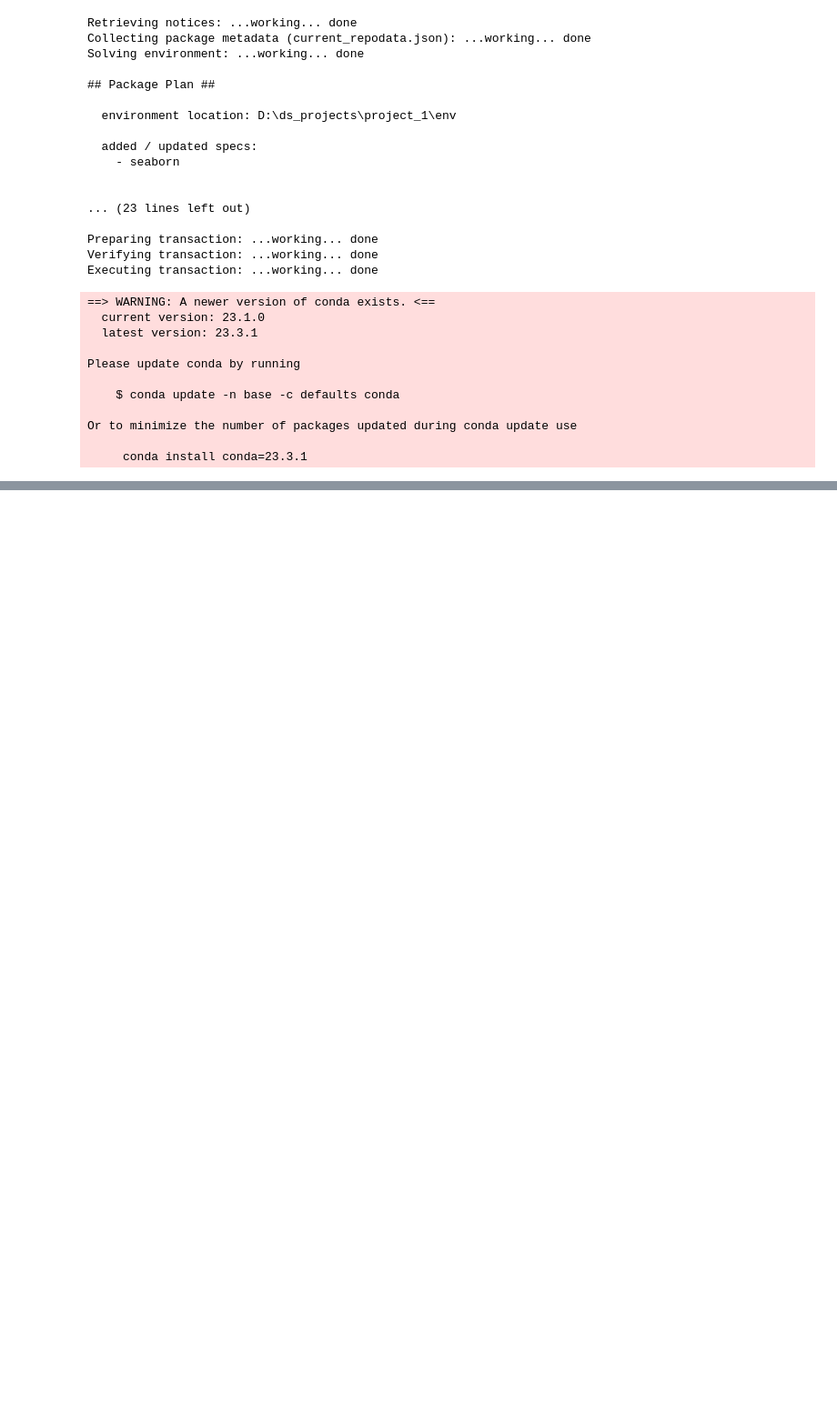
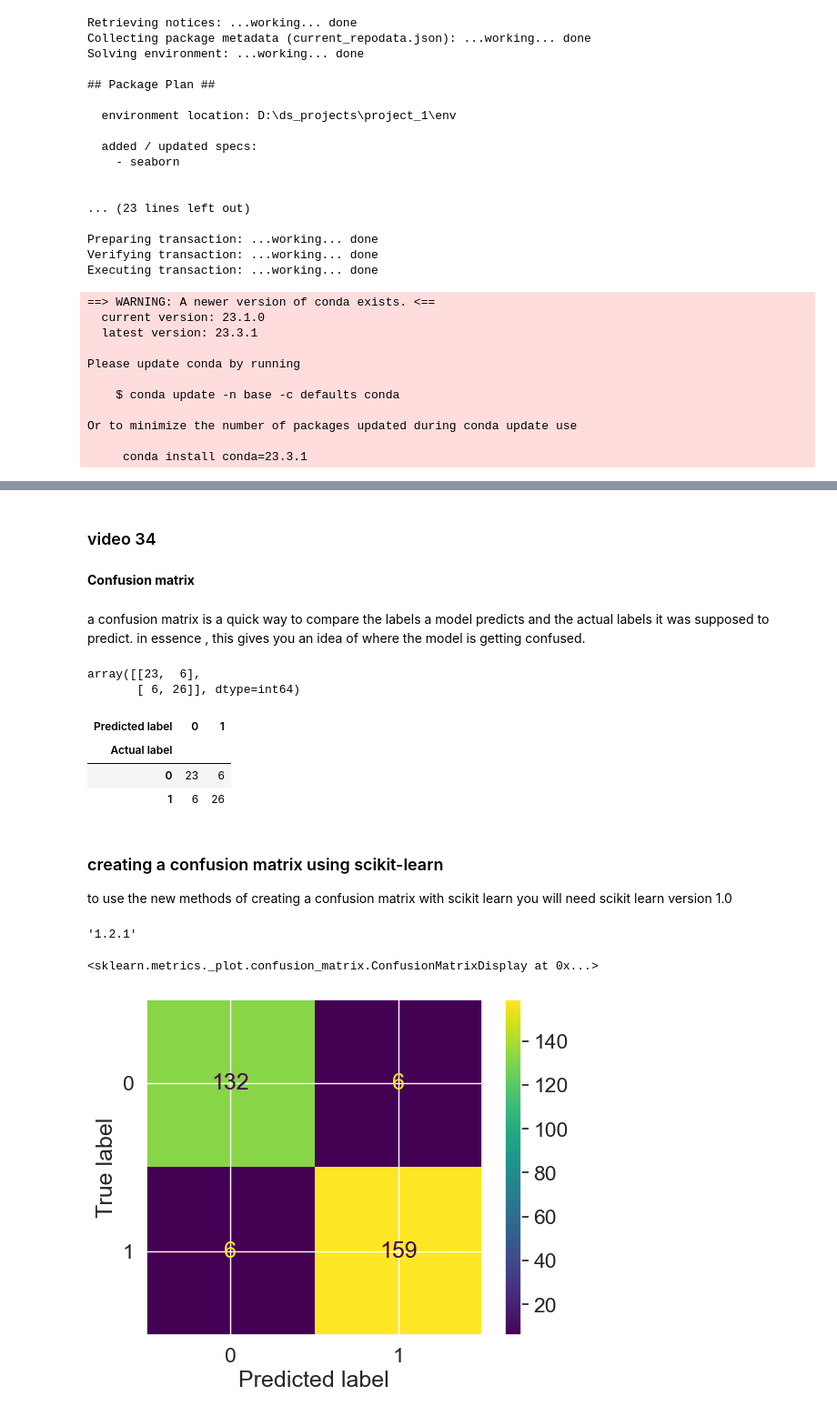
Before and after one commit to prashantuchiha/DS-sample, a Jupyter notebook: project_1/intro to scikit learn.ipynb, the cells around one changed output, grey strips where cells are left out. Shown at 91% size. Saved outputs shown, nothing was run; the diff lists cells and outputs as text; code cells hidden in the pictures; blank space fills up the shorter version.

Commit message:
scikit learn

```diff
--- a/project_1/intro to scikit learn.ipynb
+++ b/project_1/intro to scikit learn.ipynb
@@ -1259,0 +1275,38 @@ sns.heatmap(conf_mat)
+# %% [markdown]
+### video 34
+# %% [markdown]
+ **Confusion matrix**
+# %% [markdown]
+a confusion matrix is a quick way to compare the labels a model predicts and the actual labels it was supposed to predict.
+in essence , this gives you an idea of where the model is getting confused.
+# %%
+from sklearn.metrics import confusion_matrix
+y_preds = clf.predict(x_test)
+confusion_matrix(y_test,y_preds)
+# %% [output]
+array([[23,  6],
+       [ 6, 26]], dtype=int64)
+# %%
+pd.crosstab(y_test,y_preds,
+           colnames=["Predicted  label"],
+           rownames=["Actual label"])
+# %% [output]
+| Predicted label | 0 | 1 |
+| Actual label |  |  |
+| 0 | 23 | 6 |
+| 1 | 6 | 26 |
+# %% [markdown]
+### creating a confusion matrix using scikit-learn
+to use the new methods of creating a confusion matrix with scikit learn you will need scikit learn version 1.0
+# %%
+import sklearn
+sklearn.__version__
+# %% [output]
+'1.2.1'
+# %%
+from sklearn.metrics import ConfusionMatrixDisplay
+
+ConfusionMatrixDisplay.from_estimator(estimator=clf,X=x,y=y)
+# %% [output]
+<sklearn.metrics._plot.confusion_matrix.ConfusionMatrixDisplay at 0x...>
+[figure, added]
```
Also changed, not shown: parts of 17 cells of this notebook.
